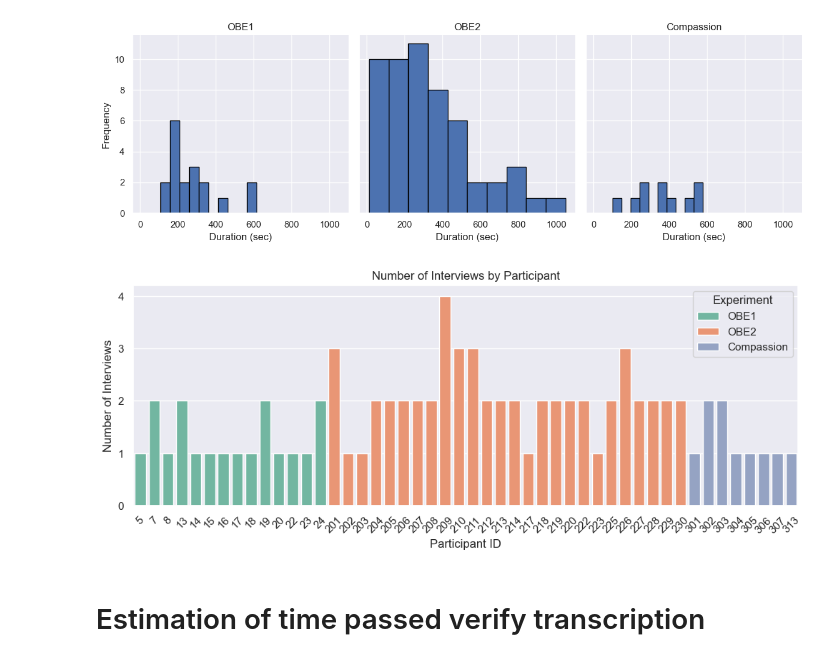
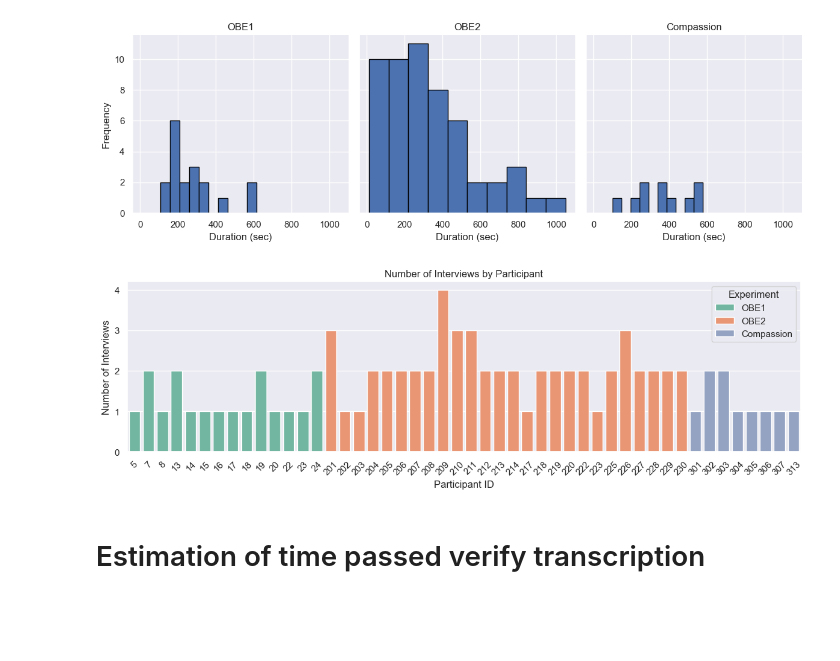
Before and after one commit to AfroDeivid/automatic-interviews-processing, a Jupyter notebook: src/audio_and_experiment/audio_and_experiment.ipynb, the cells around one changed output. Drawn from its saved outputs; the diff is of its cells as text; code cells hidden in the pictures; blank space fills up the shorter version.

```diff
--- a/src/audio_and_experiment/audio_and_experiment.ipynb
+++ b/src/audio_and_experiment/audio_and_experiment.ipynb
@@ -69,25 +69,27 @@ plt.show()
 # %%
 plt.figure(figsize=(12, 4))
 
 # Group by 'ID' and 'Experiment', then count interviews
 sns.countplot(x='ID', hue='Experiment', data=df, palette='Set2')
 
 # Title and labels
 plt.title('Number of Interviews by Participant')
 plt.xlabel('Participant ID')
 plt.ylabel('Number of Interviews')
 plt.xticks(rotation=45)
 
 # Set y-axis to show only integers
 plt.yticks(range(0, int(df['ID'].value_counts().max()) + 1))
 
 # Add legend
 plt.legend(title='Experiment')
 
 # Show the plot
+plt.tight_layout()
+plt.savefig('interviews_by_participant.png', dpi=600)
 plt.show()
 # %% [output]
-[figure, old version]
+[figure, new version]
 # %% [markdown]
 # Estimation of time passed verify transcription
 # %%
```
Also changed, not shown: parts of 1 cell of this notebook, 14 other files.
